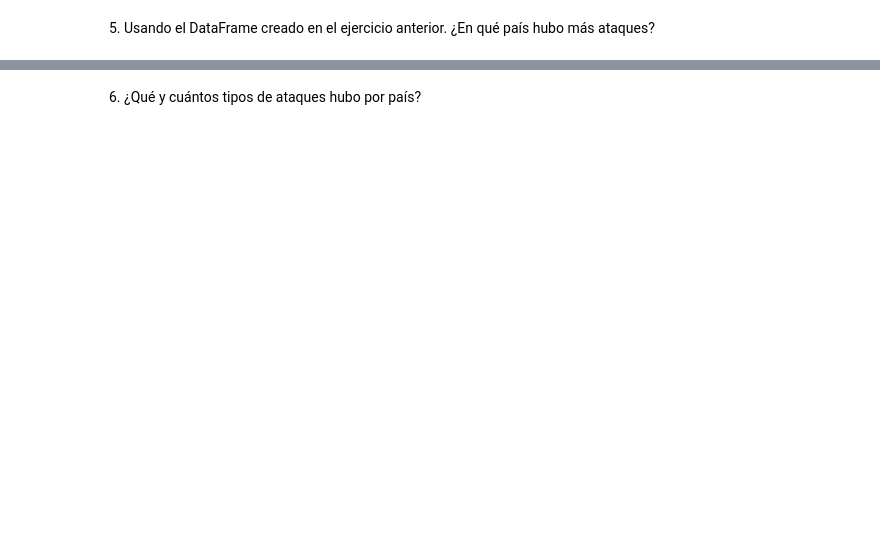
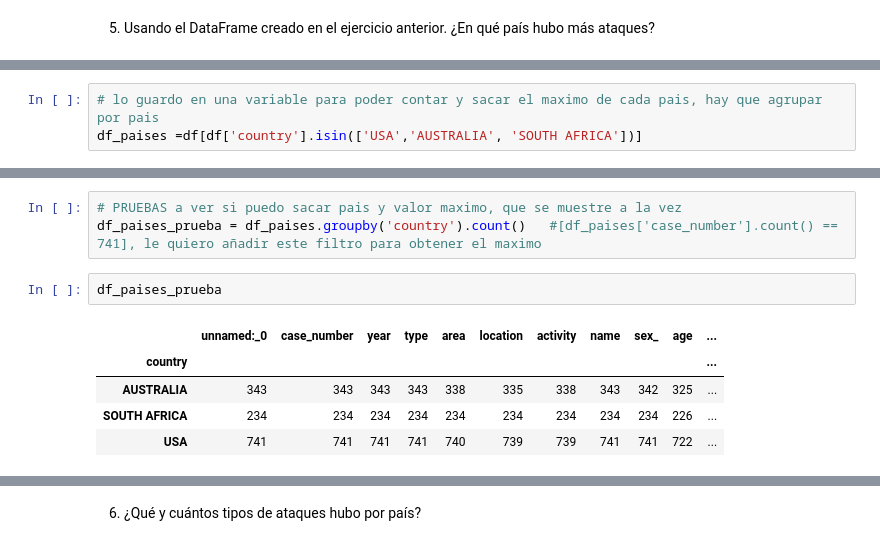
Before and after one commit to Adalab/DA-promo-b-modulo2-sprint-1-Antoanela-Chloe, a Jupyter notebook: pandas/pp-python-modulo-2-sprint-1-pandas-ej-6-groupby/pp-python-modulo-2-sprint-1-pandas-ej-6-groupby.ipynb, the cells around one changed output, grey strips where cells are left out. Cells and saved outputs as stored; diff of their text form; blank space fills up the shorter version.

Commit message:
pandas VI para revisar

```diff
--- a/pandas/pp-python-modulo-2-sprint-1-pandas-ej-6-groupby/pp-python-modulo-2-sprint-1-pandas-ej-6-groupby.ipynb
+++ b/pandas/pp-python-modulo-2-sprint-1-pandas-ej-6-groupby/pp-python-modulo-2-sprint-1-pandas-ej-6-groupby.ipynb
@@ -184,0 +251,3 @@ df_ataques
+# %%
+# lo guardo en una variable para poder contar y sacar el maximo de cada pais, hay que agrupar por pais
+df_paises =df[df['country'].isin(['USA','AUSTRALIA', 'SOUTH AFRICA'])]
@@ -184,0 +281,11 @@ df_ataques
+# %%
+# PRUEBAS a ver si puedo sacar pais y valor maximo, que se muestre a la vez
+df_paises_prueba = df_paises.groupby('country').count()   #[df_paises['case_number'].count() == 741], le quiero añadir este filtro para obtener el maximo
+# %%
+df_paises_prueba
+# %% [output]
+|  | unnamed:_0 | case_number | year | type | area | location | activity | name | sex_ | age | ... |
+| country |  |  |  |  |  |  |  |  |  |  | ... |
+| AUSTRALIA | 343 | 343 | 343 | 343 | 338 | 335 | 338 | 343 | 342 | 325 | ... |
+| SOUTH AFRICA | 234 | 234 | 234 | 234 | 234 | 234 | 234 | 234 | 234 | 226 | ... |
+| USA | 741 | 741 | 741 | 741 | 740 | 739 | 739 | 741 | 741 | 722 | ... |
```
Also changed, not shown: parts of 22 cells of this notebook, 1 other file.
